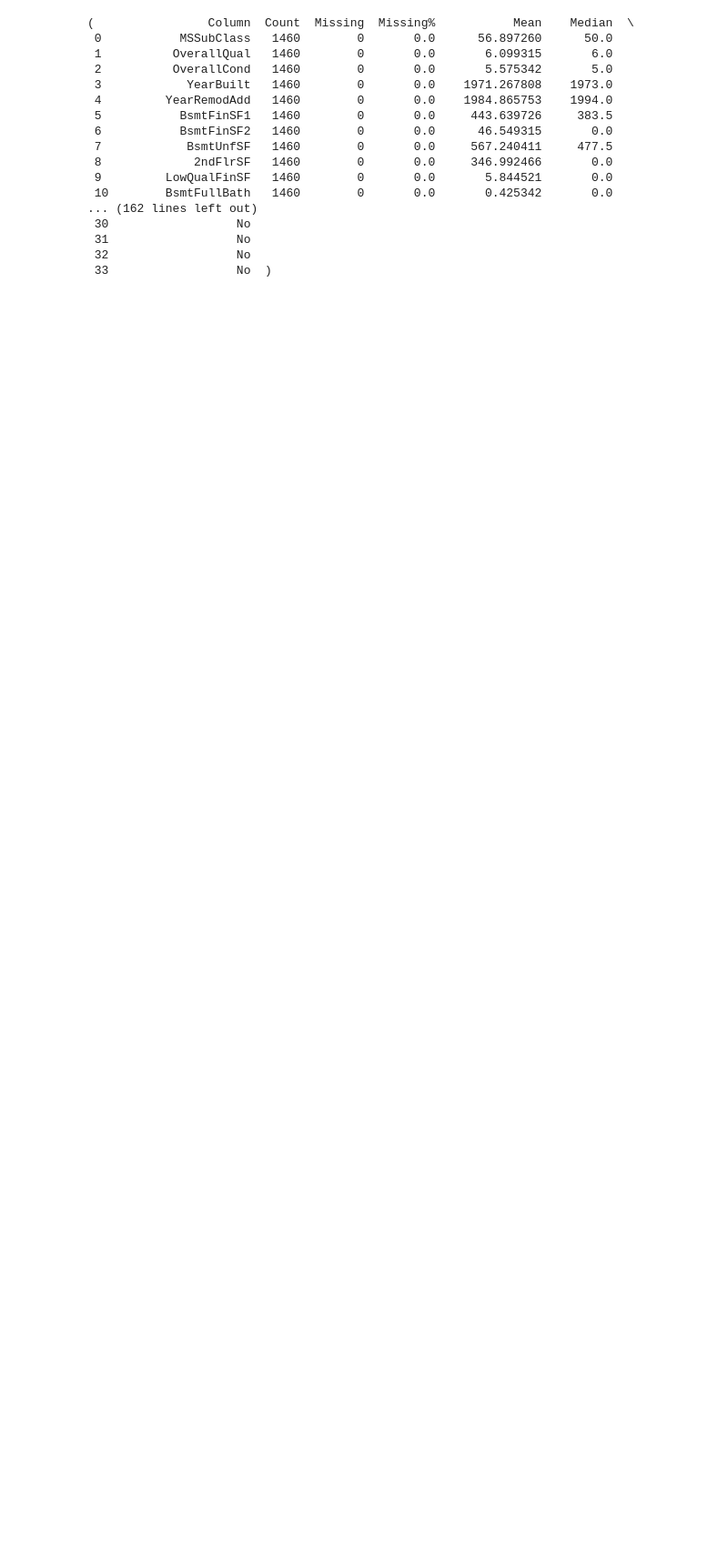
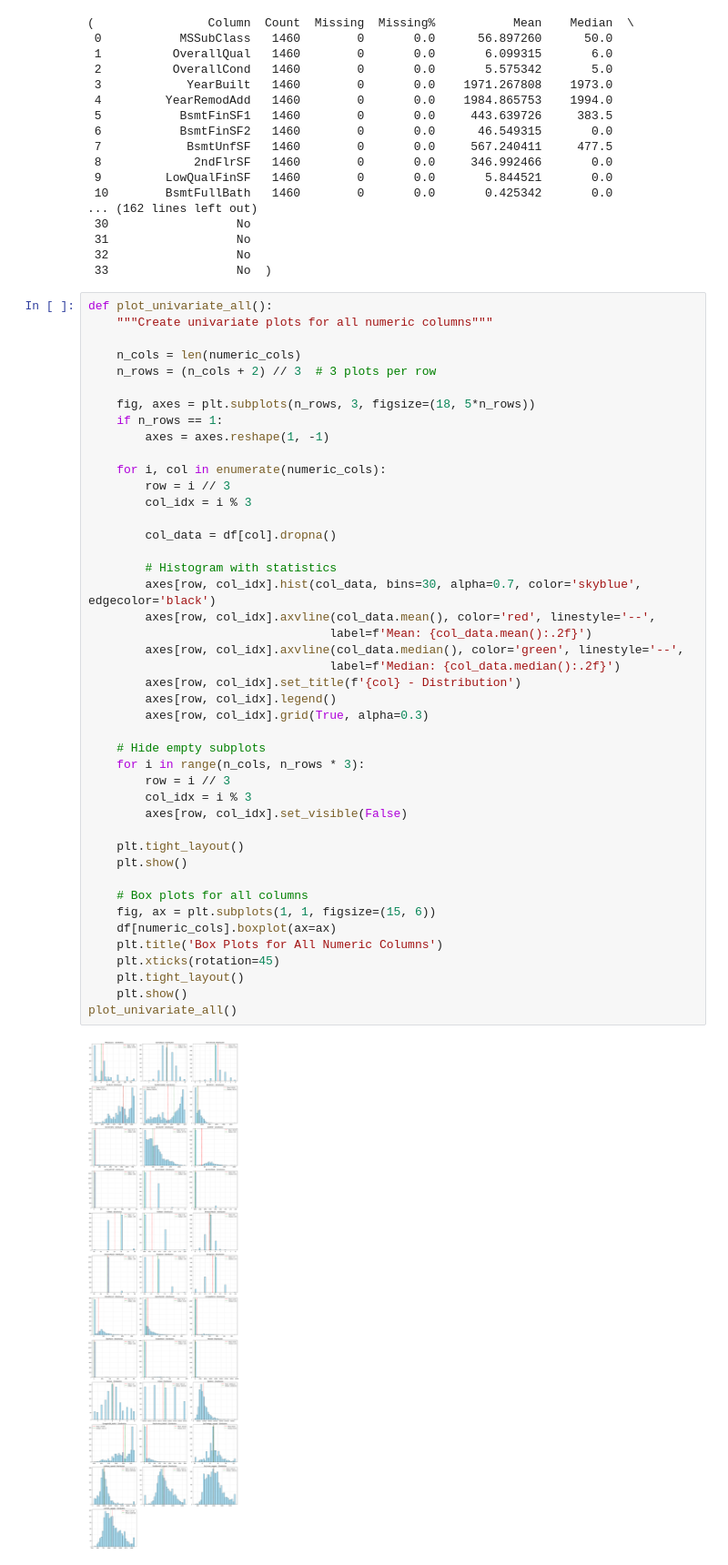
Before and after one commit to akhyear/house_price_prediction, a Jupyter notebook: train_code.ipynb, the cells around one changed output. Shown at 91% size. Saved outputs shown, nothing was run; the diff lists cells and outputs as text; blank space fills up the shorter version.

Commit message:
EDA: plot_univariate_all

```diff
--- a/train_code.ipynb
+++ b/train_code.ipynb
@@ -2391,3 +2391,49 @@ UNIVARIATE STATISTICAL SUMMARY
  31                  No
  32                  No
  33                  No  )
+# %%
+def plot_univariate_all():
+    """Create univariate plots for all numeric columns"""
+
+    n_cols = len(numeric_cols)
+    n_rows = (n_cols + 2) // 3  # 3 plots per row
+
+    fig, axes = plt.subplots(n_rows, 3, figsize=(18, 5*n_rows))
+    if n_rows == 1:
+        axes = axes.reshape(1, -1)
+
+    for i, col in enumerate(numeric_cols):
+        row = i // 3
+        col_idx = i % 3
+
+        col_data = df[col].dropna()
+
+        # Histogram with statistics
+        axes[row, col_idx].hist(col_data, bins=30, alpha=0.7, color='skyblue', edgecolor='black')
+        axes[row, col_idx].axvline(col_data.mean(), color='red', linestyle='--',
+                                  label=f'Mean: {col_data.mean():.2f}')
+        axes[row, col_idx].axvline(col_data.median(), color='green', linestyle='--',
+                                  label=f'Median: {col_data.median():.2f}')
+        axes[row, col_idx].set_title(f'{col} - Distribution')
+        axes[row, col_idx].legend()
+        axes[row, col_idx].grid(True, alpha=0.3)
+
+    # Hide empty subplots
+    for i in range(n_cols, n_rows * 3):
+        row = i // 3
+        col_idx = i % 3
+        axes[row, col_idx].set_visible(False)
+
+    plt.tight_layout()
+    plt.show()
+
+    # Box plots for all columns
+    fig, ax = plt.subplots(1, 1, figsize=(15, 6))
+    df[numeric_cols].boxplot(ax=ax)
+    plt.title('Box Plots for All Numeric Columns')
+    plt.xticks(rotation=45)
+    plt.tight_layout()
+    plt.show()
+plot_univariate_all()
+# %% [output]
+[figure, added]
```
Also changed, not shown: parts of 2 cells of this notebook.
